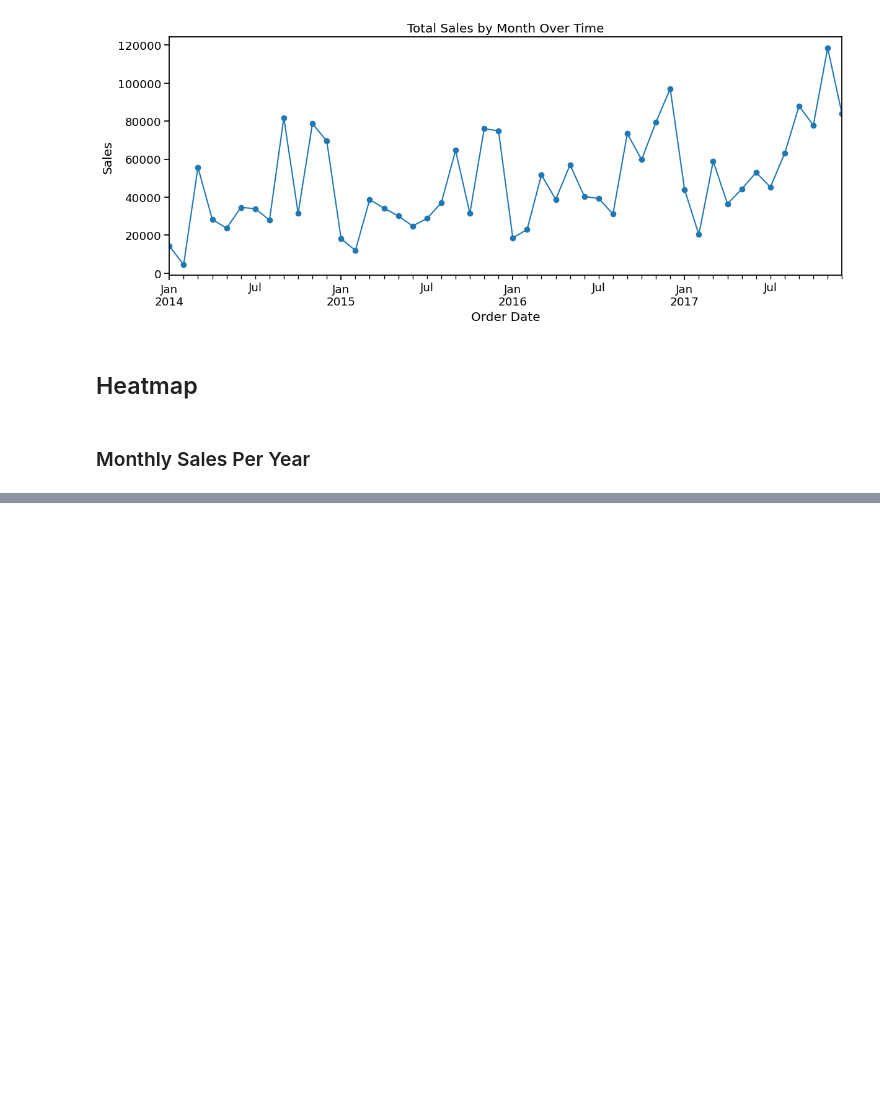
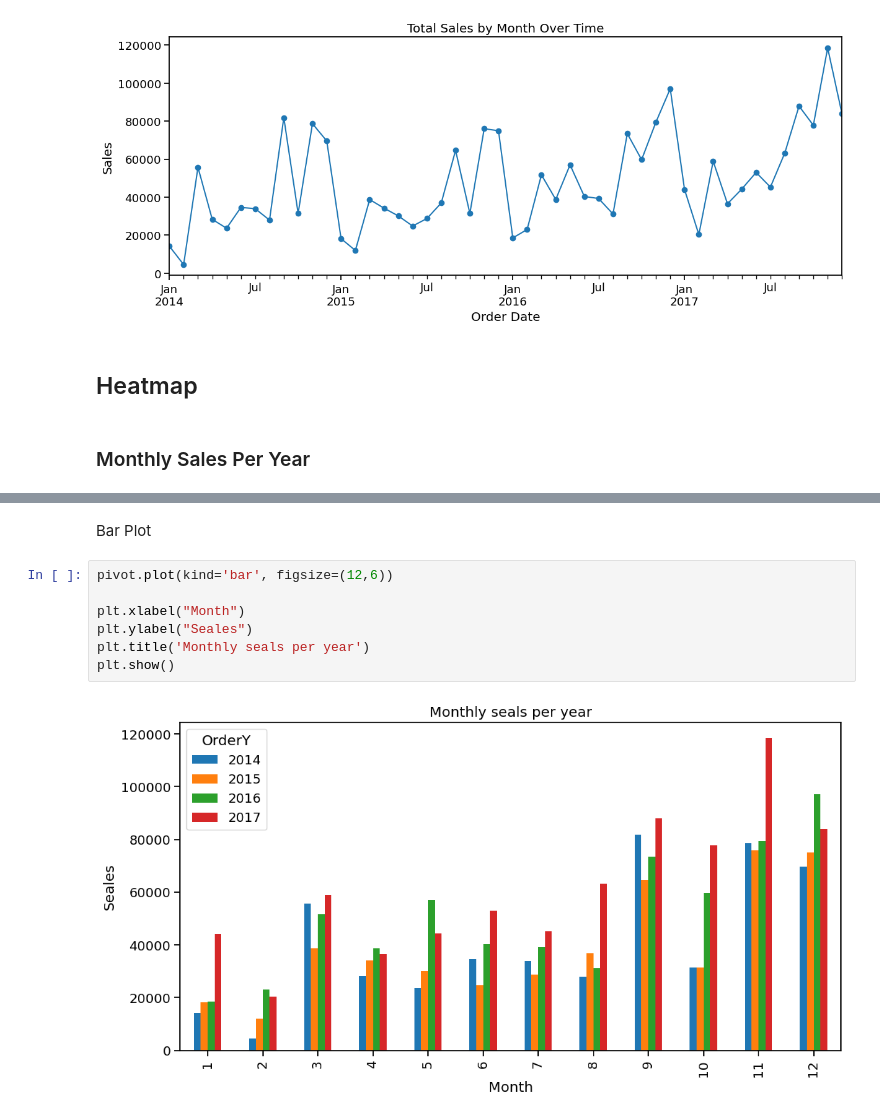
Before and after one commit to ar3haa/Data-Analysis-For-Superstore-Dataset, a Jupyter notebook: dat_analysis_superstore_dataset.ipynb, the cells around one changed output, grey strips where cells are left out. Drawn from its saved outputs; the diff is of its cells as text; blank space fills up the shorter version.

```diff
--- a/dat_analysis_superstore_dataset.ipynb
+++ b/dat_analysis_superstore_dataset.ipynb
@@ -174,0 +202,11 @@ plt.show()
+# %% [markdown]
+Bar Plot
+# %%
+pivot.plot(kind='bar', figsize=(12,6))
+
+plt.xlabel("Month")
+plt.ylabel("Seales")
+plt.title('Monthly seals per year')
+plt.show()
+# %% [output]
+[figure, added]
```
Also changed, not shown: parts of 20 cells of this notebook.
